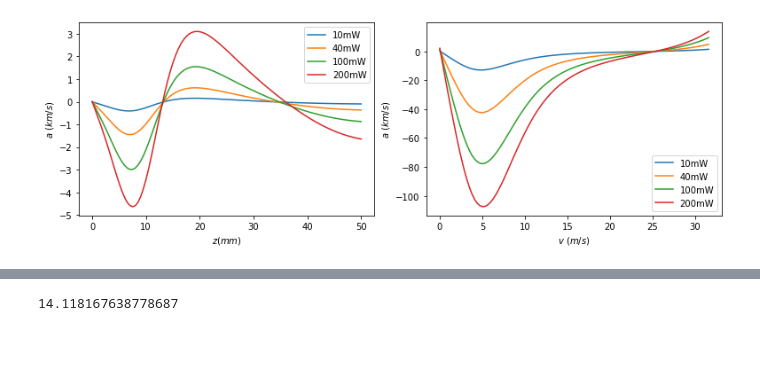
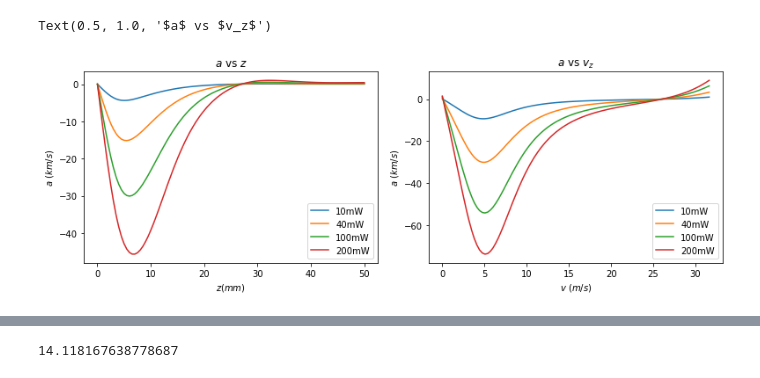
Before and after one commit to DongkyuLim/MgF-simulation, a Jupyter notebook: MgF simulate.ipynb, the cells around one changed output, grey strips where cells are left out. Saved outputs shown, nothing was run; the diff lists cells and outputs as text; code cells hidden in the pictures; blank space fills up the shorter version.

```diff
--- a/MgF simulate.ipynb
+++ b/MgF simulate.ipynb
@@ -46,7 +48,7 @@ gamma = 50.697/Gamma,b=154.7/Gamma, c=178.5/Gamma,gI=5.585,gS=2.0023193043622,
 E_X = np.unique(np.diag(H0_X))
 
 H0_A, Bq_A, Abasis = pylcp.hamiltonians.XFmolecules.Astate(J=0.5,I=0.5,
-    P=+1,B=15788.2/Gamma,D=0.,H=0.,a=0./Gamma,b=-0.4/Gamma,c=0.,q=0., p=15./Gamma,
+    P=+1,B=15788.2/Gamma,D=0.,H=0.,a=109./Gamma,b=-279.4/Gamma,c=(279.4-52)/Gamma,q=0., p=15./Gamma,
     muB=cts.value('Bohr magneton in Hz/T')/1e6*1e-4/Gamma,
     muN=cts.m_e/cts.m_p*cts.value('Bohr magneton in Hz/T')*1e-4*1e-6/Gamma,return_basis=True
     )
@@ -63,7 +65,7 @@ hamiltonian = pylcp.hamiltonian(H0_X, H0_A, Bq_X, Bq_A, dijq,mass = mass)
 # %%
 Isat = np.pi*cts.h*cts.c*Gamma*2*np.pi*1e6/3*1/(wavelength)**3
 
-mag_field_grad = 1.*1000*x0
+mag_field_grad = 2.*1000*x0
 magField = pylcp.quadrupoleMagneticField(mag_field_grad)
 
 def Fixed_detune_MgF_MOT(s):
@@ -76,7 +78,7 @@ def Fixed_detune_MgF_MOT(s):
                 )
         elif ii==2:
             laserBeams += pylcp.conventional3DMOTBeams(
-                s=s, delta=(E_A[-1] - E_X[3])-0.15,pol=+1,wb=waist,
+                s=s, delta=(E_A[-1] - Eg_i)-0.15,pol=+1,wb=waist,
                 beam_type=pylcp.gaussianBeam
                 )
         else:
@@ -91,33 +170,37 @@ def Fixed_detune_MgF_MOT(s):
 dets = np.array([-0.25, -0.5, -1, -2])
 P = np.array([0.010, 0.040, 0.1, 0.2])
 intensities = 2.*P/(np.pi*0.012**2)/Isat
 # Make the axis:
 z = np.linspace(0, 50/x0/1000, 101)
 v = np.linspace(0., 4., 101)
 
 fig,ax = plt.subplots(1,2,figsize=(13,4))
 for jj, intensity in enumerate(intensities):
     laserBeams = Fixed_detune_MgF_MOT(intensity)
     trap = pylcp.rateeq(laserBeams,magField,hamiltonian,include_mag_forces=1)
     trap.generate_force_profile(
         [np.zeros(z.shape), np.zeros(z.shape), z],
         [np.zeros(z.shape), np.zeros(z.shape), np.zeros(z.shape)],
         name='Fz')
     trap.generate_force_profile(
         [np.zeros(v.shape), np.zeros(v.shape), 1e-12*np.ones(v.shape)],
         [np.zeros(v.shape), np.zeros(v.shape), v],
         name='Fv')
     ax[0].plot(z*x0*1000, trap.profile['Fz'].F[2]/mass*a0*1e-3, color='C{0:d}'.format(jj),label = f'{int(1000*P[jj])}mW')
     ax[1].plot(v*x0/t0, trap.profile['Fv'].F[2]/mass*a0*1e-3, color='C{0:d}'.format(jj),label = f'{int(1000*P[jj])}mW')
 ax[0].set_xlabel('$z (mm)$')
 ax[0].set_ylabel('$a\ (km/s)$')
 ax[1].set_xlabel('$v\ (m/s)$')
 ax[1].set_ylabel("$a\ (km/s)$")
 ax[0].legend()
 ax[1].legend()
 fig.subplots_adjust(hspace=0.33, wspace=0.175)
+ax[0].set_title("$a$ vs $z$")
+ax[1].set_title("$a$ vs $v_z$")
 
-# # fig.savefig('20210423_1.png')
+
+# fig.savefig('D:/migration/picture/0520/MgF_force.png')
 # %% [output]
+Text(0.5, 1.0, '$a$ vs $v_z$')
-[figure, old version]
+[figure, new version]
 # %%
```
Also changed, not shown: parts of 7 cells of this notebook, 9 other files.
